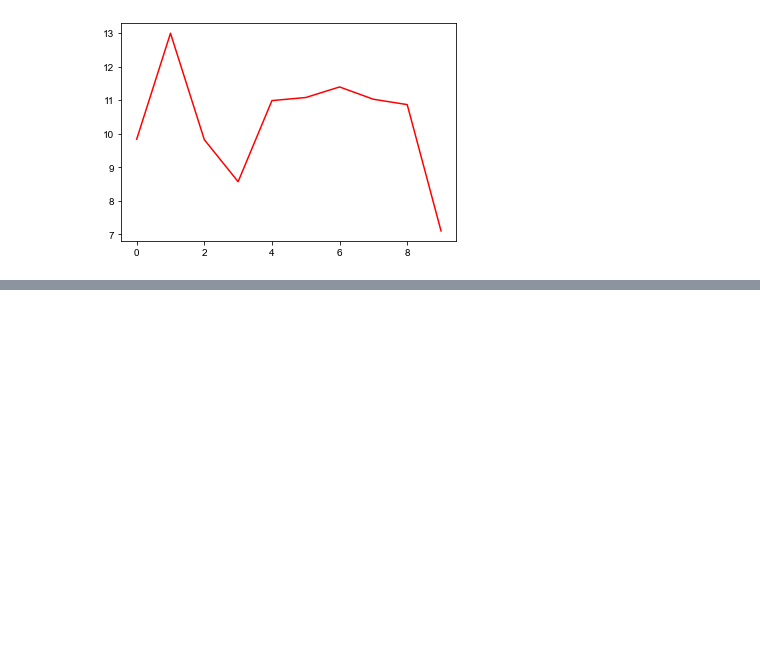
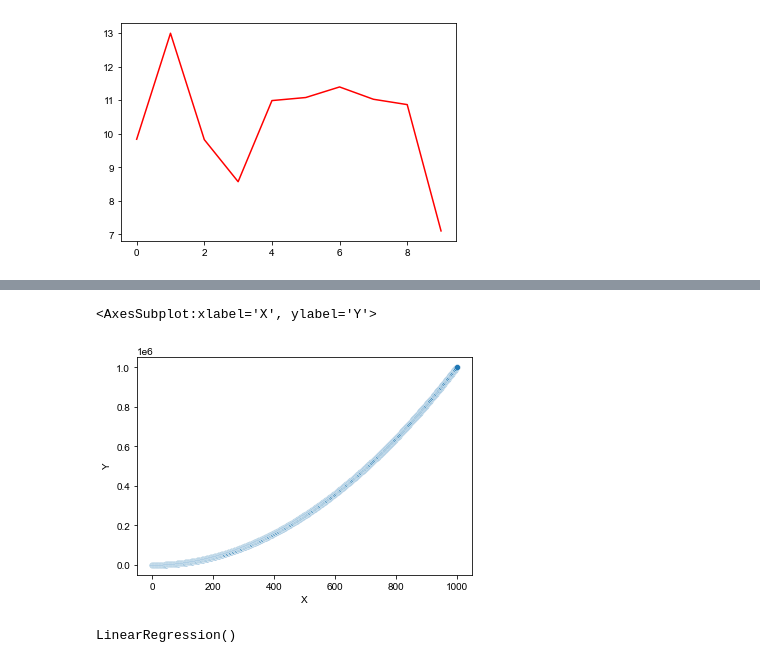
Before and after one commit to gautam7-github/ML-Algos, a Jupyter notebook: Linear Regression/linear_regression.ipynb, the cells around one changed output, grey strips where cells are left out. Saved outputs shown, nothing was run; the diff lists cells and outputs as text; code cells hidden in the pictures; blank space fills up the shorter version.

Commit message:
added polynomial linear regression

```diff
--- a/Regression/Linear Regression/linear_regression.ipynb
+++ b/Linear Regression/linear_regression.ipynb
@@ -184,0 +194,8 @@ plt.show()
+# %%
+df = pd.read_csv("./poly_regression.csv")
+# %%
+# data generator
+for x in range(1,1000+1):
+    y = x ** 2
+    df.loc[len(df)] = [x,y]
+df.to_csv("poly_regression.csv",index=False)
@@ -184,0 +211,5 @@ plt.show()
+# %%
+sns.scatterplot(data=df,x=df['X'],y=df['Y'])
+# %% [output]
+<AxesSubplot:xlabel='X', ylabel='Y'>
+[figure, added]
@@ -184,0 +226,4 @@ plt.show()
+# %%
+lmodel.fit(polyFs,df["Y"])
+# %% [output]
+LinearRegression()
```
Also changed, not shown: parts of 14 cells of this notebook, 4 other files.
